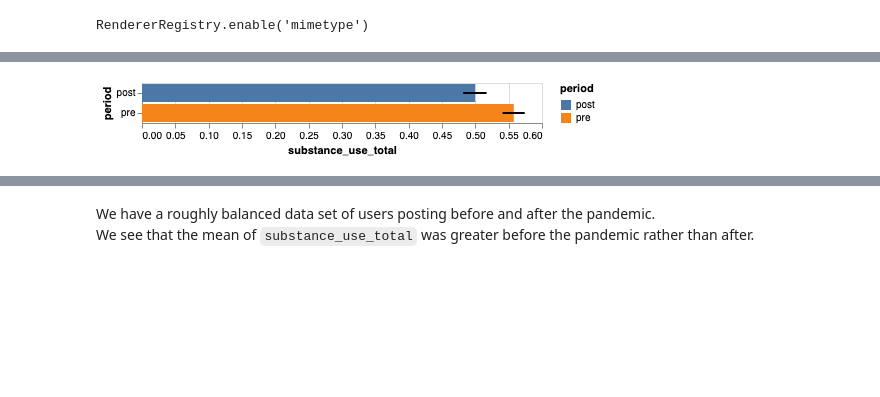
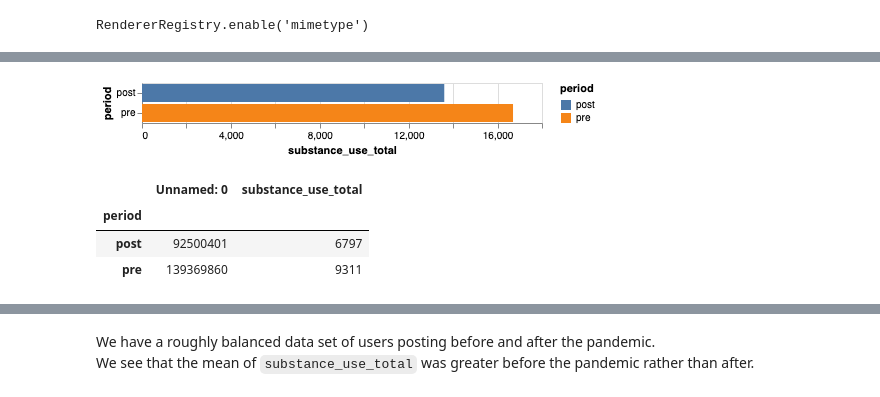
Before and after one commit to mel-liow/covid_reddit_behaviour, a Jupyter notebook: eda/subreddit/eda-adhd.ipynb, the cells around one changed output, grey strips where cells are left out. Cells and saved outputs as stored; diff of their text form; code cells hidden in the pictures; blank space fills up the shorter version.

Commit message:
feat: add eda plots

```diff
--- a/eda/subreddit/eda-adhd.ipynb
+++ b/eda/subreddit/eda-adhd.ipynb
@@ -12 +9,11 @@ adhd_post = pd.read_csv('../../data/adhd_post_features_tfidf_256.csv')
+# %%
+adhd = pd.read_csv('../../data/processed/adhd_processed.csv', index_col=0)
+bipolar = pd.read_csv('../../data/processed/bipolarreddit_processed.csv', index_col=0)
+depression = pd.read_csv('../../data/processed/depression_processed.csv', index_col=0)
+eda_anonymous = pd.read_csv('../../data/processed/EDAnonymous_processed.csv', index_col=0)
+suicide = pd.read_csv('../../data/processed/suicidewatch_processed.csv', index_col=0)
+lonely = pd.read_csv('../../data/processed/lonely_processed.csv', index_col=0)
+frames = [adhd, bipolar, depression, eda_anonymous, suicide, lonely]
+
+result = pd.concat(frames)
 # %%
@@ -127,17 +138,25 @@ alt.Chart(adhd_df).mark_bar(opacity=0.8).encode(
 # %%
-plot = alt.Chart(adhd_df).mark_bar().encode(
-    x='mean(substance_use_total)',
+plot = alt.Chart(adhd).mark_bar().encode(
+    x='count(substance_use_total)',
     y='period',
     color='period'
 )
 
-err_bars = alt.Chart(adhd_df).mark_errorbar(extent='ci', rule=alt.LineConfig(size=2)).encode(
+err_bars = alt.Chart(adhd).mark_errorbar(extent='ci', rule=alt.LineConfig(size=2)).encode(
     x='substance_use_total',
     y='period')
 
 plot + err_bars
 # %% [output]
-[figure, old version]
+[figure, new version]
+# %%
+
+adhd.groupby('period').sum('substance_use_total')
+# %% [output]
+|  | Unnamed: 0 | substance_use_total |
+| period |  |  |
+| post | 92500401 | 6797 |
+| pre | 139369860 | 9311 |
 # %%
 print(f"Number of unique authors (posters) in 'pre' dataset: {len(adhd_pre.author.unique())}")
 print(f"Number of unique authors (posters) in 'post' dataset: {len(adhd_post.author.unique())}")
```
Also changed, not shown: parts of 15 cells of this notebook.
